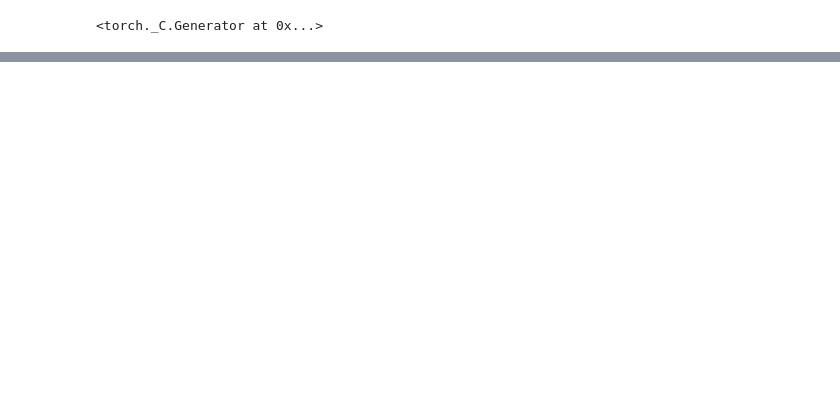
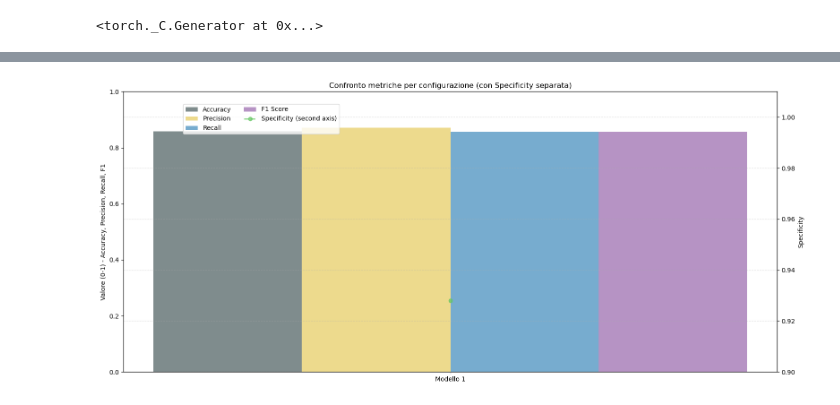
Before and after one commit to noemiaime/PCA_AE_histology, a Jupyter notebook: 3_FC_training_PCA.ipynb, the cells around one changed output, grey strips where cells are left out. Cells and saved outputs as stored; diff of their text form; code cells hidden in the pictures; blank space fills up the shorter version.

```diff
--- a/3_FC_training_PCA.ipynb
+++ b/3_FC_training_PCA.ipynb
@@ -392,0 +433,29 @@ plt.tight_layout()
+# %%
+fig, ax1 = plt.subplots(figsize=(16, 7))
+
+x = np.arange(len(summary_df))
+bar_width = 0.18
+
+# Prima y-axis
+ax1.bar(x - 1.5 * bar_width, summary_df['accuracy'] / 100, width=bar_width, label='Accuracy', color='#7F8C8D')
+ax1.bar(x - 0.5 * bar_width, summary_df['precision'], width=bar_width, label='Precision', color="#E7CD64BC")
+ax1.bar(x + 0.5 * bar_width, summary_df['recall'], width=bar_width, label='Recall', color="#448DBEB9")
+ax1.bar(x + 1.5 * bar_width, summary_df['f1_score'], width=bar_width, label='F1 Score', color="#A275B4C8")
+ax1.set_ylabel("Valore (0-1) - Accuracy, Precision, Recall, F1")
+ax1.set_ylim(0.0, 1.0)
+
+# Seconda y-axis
+ax2 = ax1.twinx()
+ax2.plot(x, summary_df['specificity'], 'o--', color="#66C763C0", label='Specificity (second axis)', linewidth=2, markersize=6)
+ax2.set_ylabel("Specificity")
+ax2.set_ylim(0.9, 1.01)
+
+plt.xticks(x, [f"Modello {cid}" for cid in summary_df['config_id']], rotation=45)
+fig.legend(loc="upper left", bbox_to_anchor=(0.12, 0.92), ncol=2)
+plt.title("Confronto metriche per configurazione (con Specificity separata)")
+plt.tight_layout()
+plt.grid(axis='y', linestyle='--', alpha=0.4)
+plt.savefig(os.join.path(output_folder, "metrics_comparison_specificity.png"))
+plt.show()
+# %% [output]
+[figure, added]
```
Also changed, not shown: parts of 10 cells of this notebook, 6 other files.
